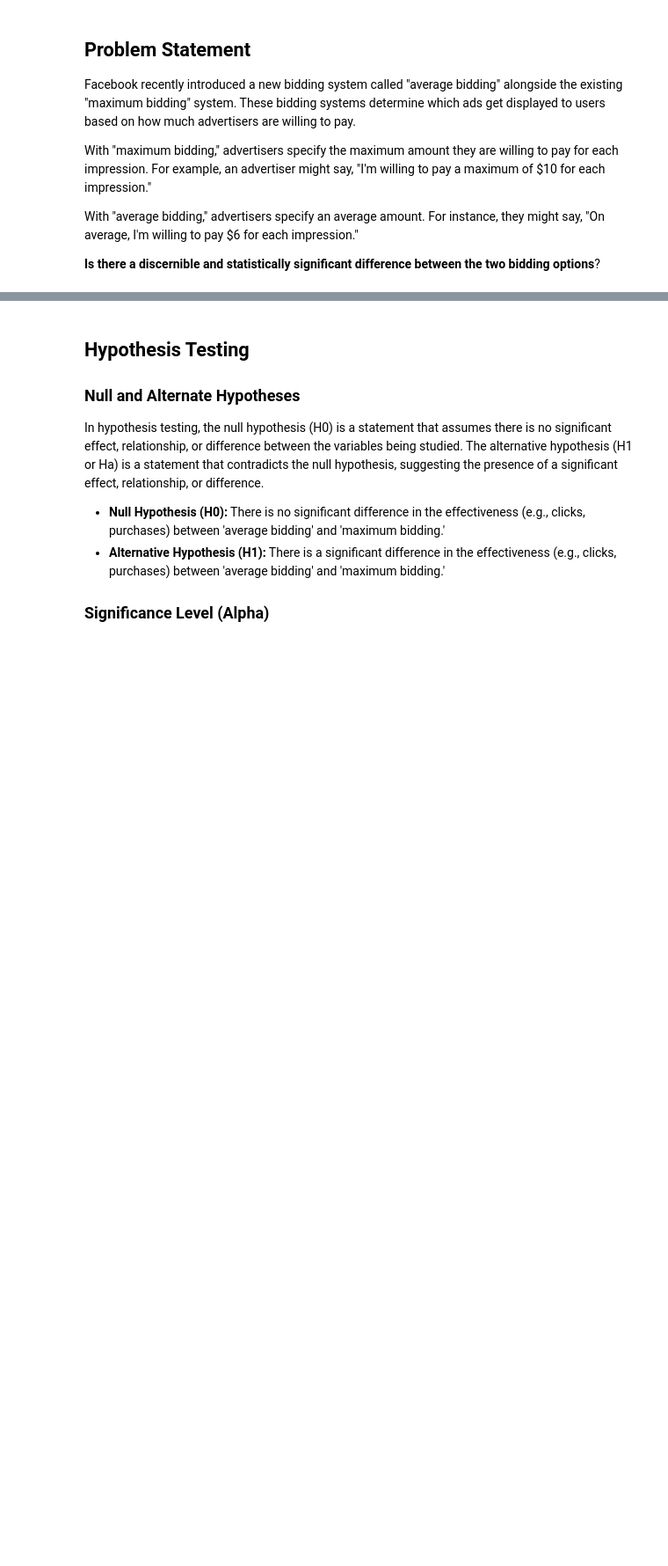
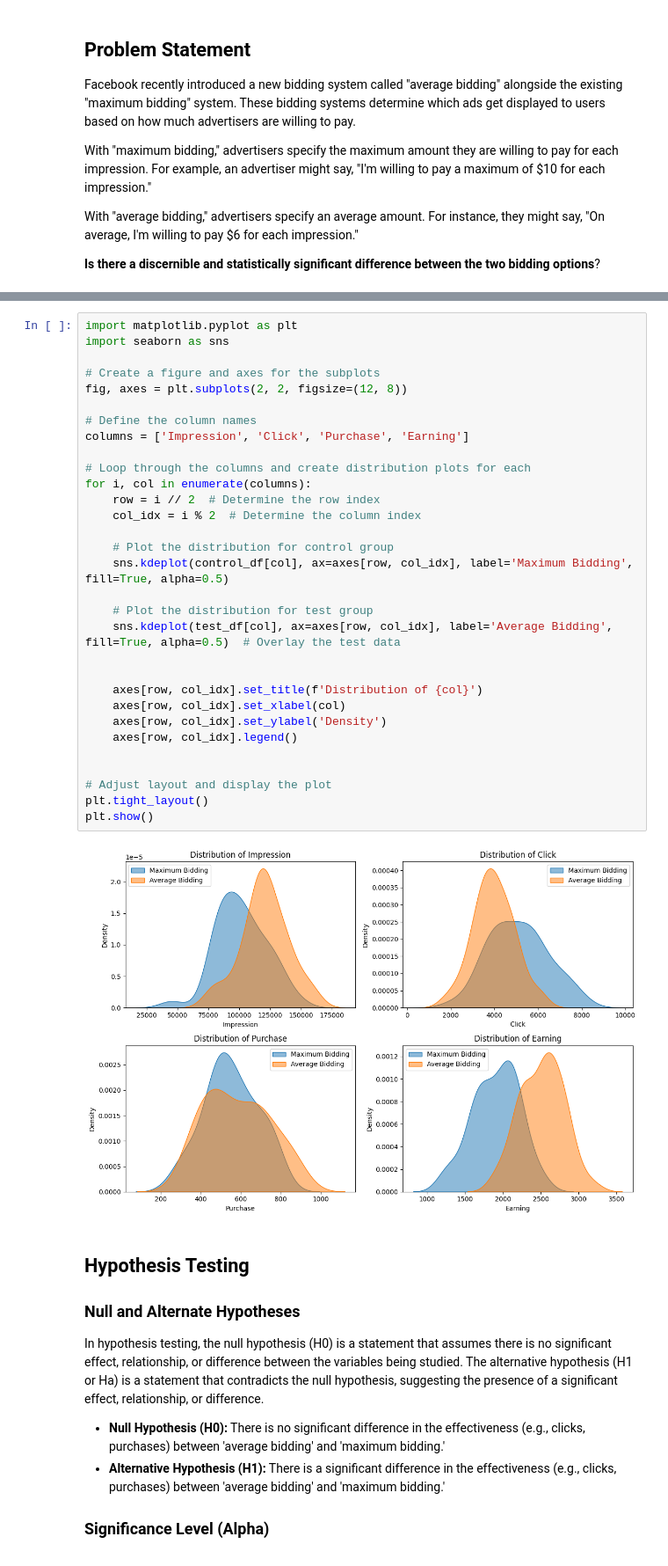
Before and after one commit to nee1k/ab_testing, a Jupyter notebook: Social_Media_A_B_Testing.ipynb, the cells around one changed output, grey strips where cells are left out. Shown at 88% size. Drawn from its saved outputs; the diff is of its cells as text; blank space fills up the shorter version.

```diff
--- a/Social_Media_A_B_Testing.ipynb
+++ b/Social_Media_A_B_Testing.ipynb
@@ -105,3 +165,36 @@ Revenue tracks how Facebook monetizes its user base.
+# %%
+import matplotlib.pyplot as plt
+import seaborn as sns
+
+# Create a figure and axes for the subplots
+fig, axes = plt.subplots(2, 2, figsize=(12, 8))
+
+# Define the column names
+columns = ['Impression', 'Click', 'Purchase', 'Earning']
+
+# Loop through the columns and create distribution plots for each
+for i, col in enumerate(columns):
+    row = i // 2  # Determine the row index
+    col_idx = i % 2  # Determine the column index
+
+    # Plot the distribution for control group
+    sns.kdeplot(control_df[col], ax=axes[row, col_idx], label='Maximum Bidding', fill=True, alpha=0.5)
+
+    # Plot the distribution for test group
+    sns.kdeplot(test_df[col], ax=axes[row, col_idx], label='Average Bidding', fill=True, alpha=0.5)  # Overlay the test data
+
+
+    axes[row, col_idx].set_title(f'Distribution of {col}')
+    axes[row, col_idx].set_xlabel(col)
+    axes[row, col_idx].set_ylabel('Density')
+    axes[row, col_idx].legend()
+
+
+# Adjust layout and display the plot
+plt.tight_layout()
+plt.show()
+# %% [output]
+[figure, added]
 # %% [markdown]
 
 
```
Also changed, not shown: parts of 6 cells of this notebook.
